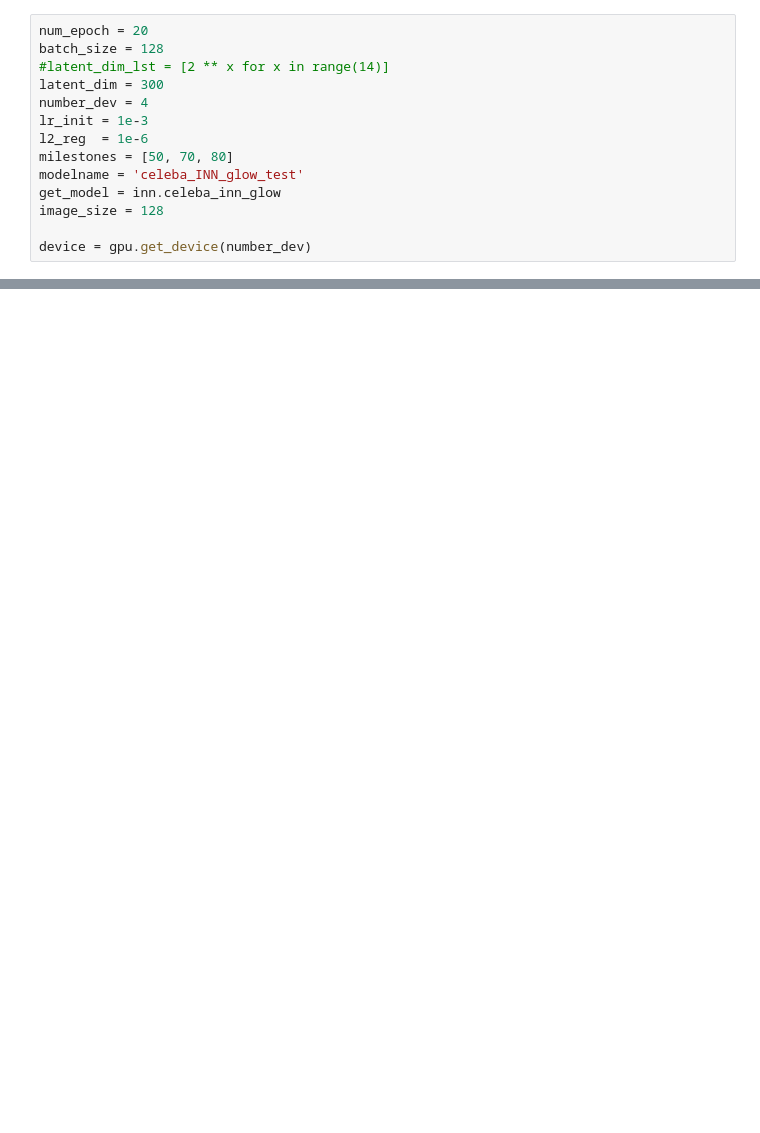
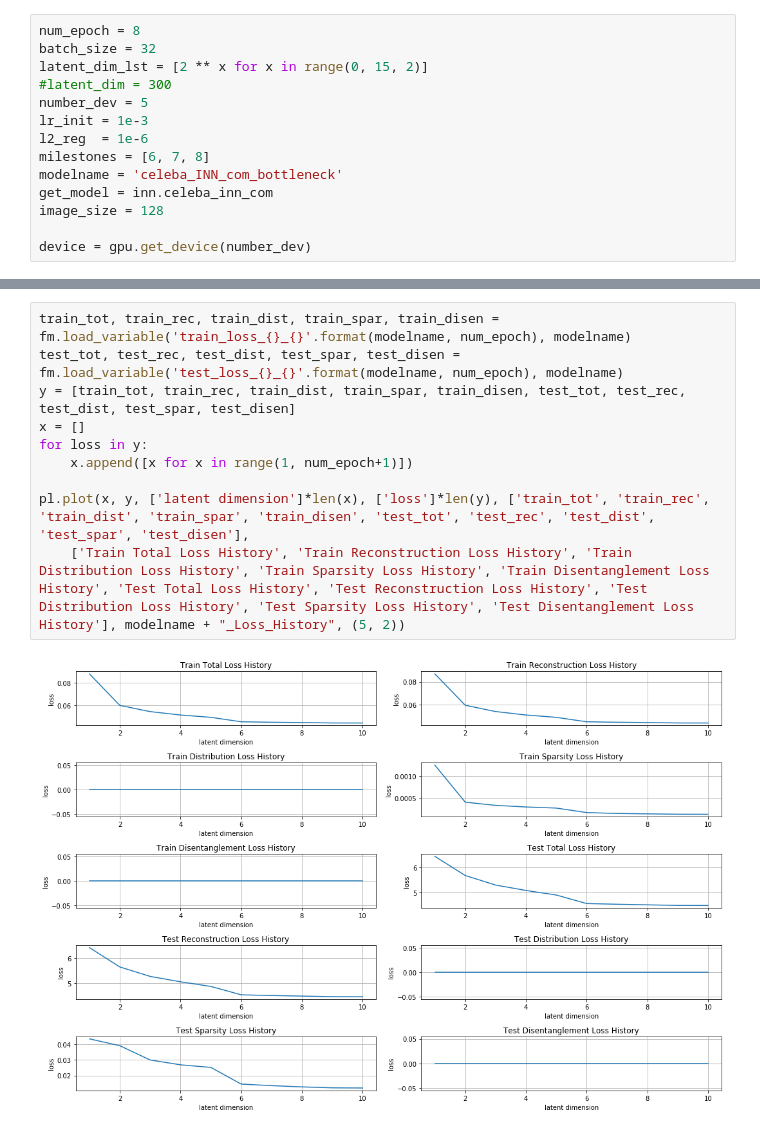
Before and after one commit to Xenovortex/Bachelor-Thesis, a Jupyter notebook: INN Autoencoder_celeba-glow.ipynb, the cells around one changed output, grey strips where cells are left out. Saved outputs shown, nothing was run; the diff lists cells and outputs as text; blank space fills up the shorter version.

```diff
--- a/INN Autoencoder_celeba-glow.ipynb
+++ b/INN Autoencoder_celeba-glow.ipynb
@@ -9,16 +11,16 @@ from functionalities import filemanager as fm
 from functionalities import plot as pl
 from functionalities import gpu
 # %%
-num_epoch = 20
-batch_size = 128
-#latent_dim_lst = [2 ** x for x in range(14)]
-latent_dim = 300
-number_dev = 4
+num_epoch = 8
+batch_size = 32
+latent_dim_lst = [2 ** x for x in range(0, 15, 2)]
+#latent_dim = 300
+number_dev = 5
 lr_init = 1e-3
 l2_reg  = 1e-6
-milestones = [50, 70, 80]
-modelname = 'celeba_INN_glow_test'
-get_model = inn.celeba_inn_glow
+milestones = [6, 7, 8]
+modelname = 'celeba_INN_com_bottleneck'
+get_model = inn.celeba_inn_com
 image_size = 128
 
 device = gpu.get_device(number_dev)
@@ -39,0 +92,12 @@ model = tr.train(num_epoch, model, modelname, MMD_loss, optimizer, scheduler, la
+# %%
+train_tot, train_rec, train_dist, train_spar, train_disen = fm.load_variable('train_loss_{}_{}'.format(modelname, num_epoch), modelname)
+test_tot, test_rec, test_dist, test_spar, test_disen = fm.load_variable('test_loss_{}_{}'.format(modelname, num_epoch), modelname)
+y = [train_tot, train_rec, train_dist, train_spar, train_disen, test_tot, test_rec, test_dist, test_spar, test_disen]
+x = []
+for loss in y:
+    x.append([x for x in range(1, num_epoch+1)])
+
+pl.plot(x, y, ['latent dimension']*len(x), ['loss']*len(y), ['train_tot', 'train_rec', 'train_dist', 'train_spar', 'train_disen', 'test_tot', 'test_rec', 'test_dist', 'test_spar', 'test_disen'],
+    ['Train Total Loss History', 'Train Reconstruction Loss History', 'Train Distribution Loss History', 'Train Sparsity Loss History', 'Train Disentanglement Loss History', 'Test Total Loss History', 'Test Reconstruction Loss History', 'Test Distribution Loss History', 'Test Sparsity Loss History', 'Test Disentanglement Loss History'], modelname + "_Loss_History", (5, 2))
+# %% [output]
+[figure, added]
```
Also changed, not shown: parts of 7 cells of this notebook, 10 other files.
